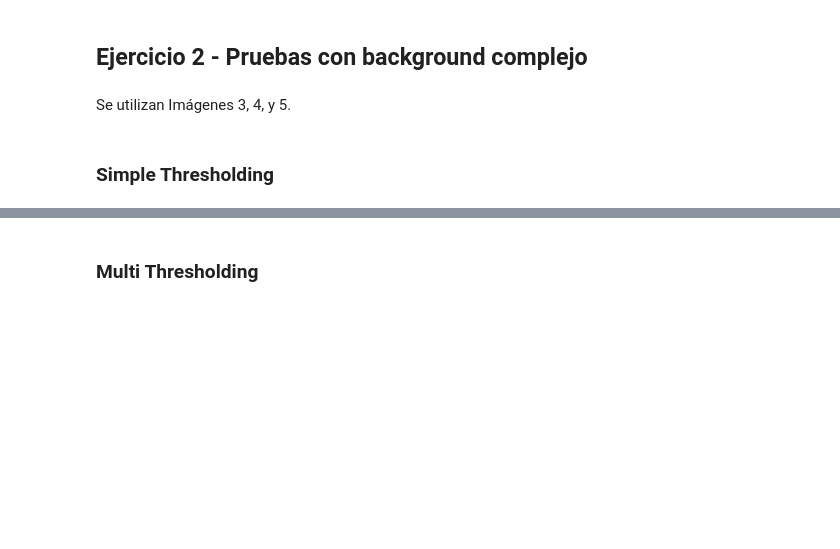
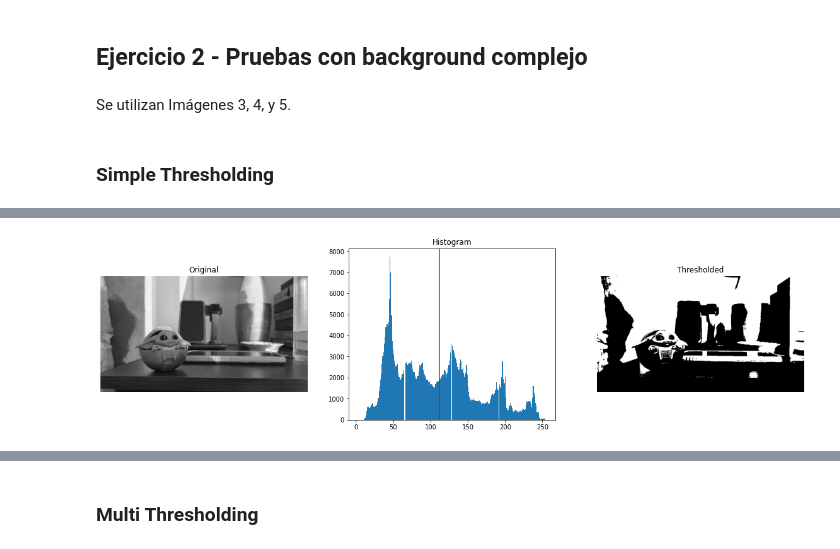
Before and after one commit to rzunick/MNA-Vision-Computacional-Equipo-18, a Jupyter notebook: 9_4_Segmentación_Otsu_Equipo18.ipynb, the cells around one changed output, grey strips where cells are left out. Cells and saved outputs as stored; diff of their text form; code cells hidden in the pictures; blank space fills up the shorter version.

```diff
--- a/9_4_Segmentación_Otsu_Equipo18.ipynb
+++ b/9_4_Segmentación_Otsu_Equipo18.ipynb
@@ -198,0 +220,27 @@ Se utilizan Imágenes 3, 4, y 5.
+# %%
+# Segmentación Imágen 4
+image = img4
+thresh = threshold_otsu(image)
+binary = image > thresh
+
+fig, axes = plt.subplots(ncols=3, figsize=(20, 5))
+ax = axes.ravel()
+ax[0] = plt.subplot(1, 3, 1)
+ax[1] = plt.subplot(1, 3, 2)
+ax[2] = plt.subplot(1, 3, 3, sharex=ax[0], sharey=ax[0])
+
+ax[0].imshow(image, cmap=plt.cm.gray)
+ax[0].set_title('Original')
+ax[0].axis('off')
+
+ax[1].hist(image.ravel(), bins=256)
+ax[1].set_title('Histogram')
+ax[1].axvline(thresh, color='r')
+
+ax[2].imshow(binary, cmap=plt.cm.gray)
+ax[2].set_title('Thresholded')
+ax[2].axis('off')
+
+plt.show()
+# %% [output]
+[figure, added]
```
Also changed, not shown: parts of 14 cells of this notebook.
